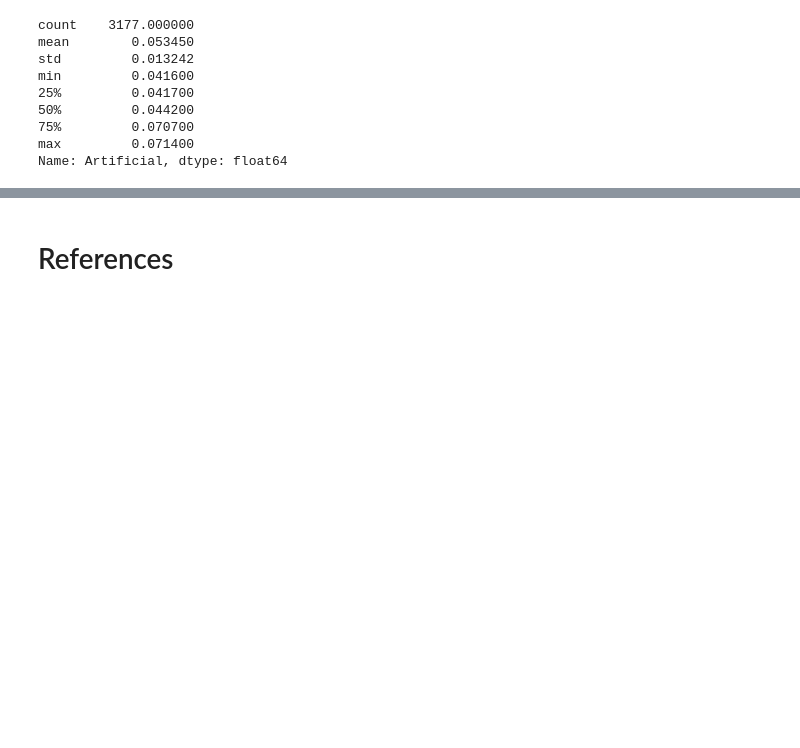
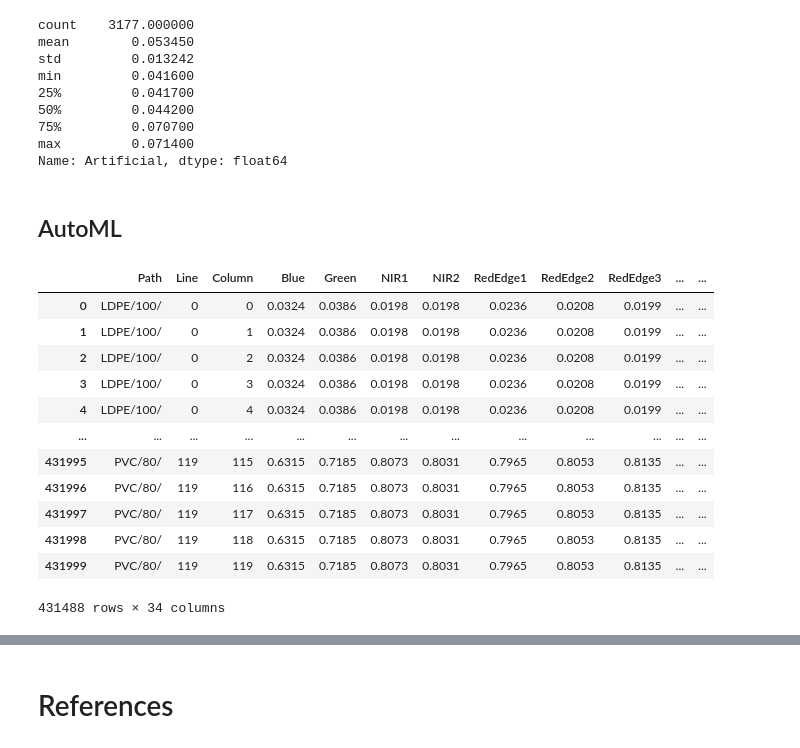
Before and after one commit to ufrgs-rescue/plastic_map, a Jupyter notebook: main.ipynb, the cells around one changed output, grey strips where cells are left out. Cells and saved outputs as stored; diff of their text form; code cells hidden in the pictures; blank space fills up the shorter version.

```diff
--- a/main.ipynb
+++ b/main.ipynb
@@ -6731,3 +6718,21 @@ traces = [
          ]
 export_name = path+"ensemble_detailed"
 rsdata_charts.stackedbars_chart(datasets_names, traces, bands, n_bins, labels, labels_group, colors, chart_title, x_title, y_title, height, width, export_name)
+# %% [markdown]
+## AutoML
+# %%
+old_dart
+# %% [output]
+|  | Path | Line | Column | Blue | Green | NIR1 | NIR2 | RedEdge1 | RedEdge2 | RedEdge3 | ... | ... |
+| 0 | LDPE/100/ | 0 | 0 | 0.0324 | 0.0386 | 0.0198 | 0.0198 | 0.0236 | 0.0208 | 0.0199 | ... | ... |
+| 1 | LDPE/100/ | 0 | 1 | 0.0324 | 0.0386 | 0.0198 | 0.0198 | 0.0236 | 0.0208 | 0.0199 | ... | ... |
+| 2 | LDPE/100/ | 0 | 2 | 0.0324 | 0.0386 | 0.0198 | 0.0198 | 0.0236 | 0.0208 | 0.0199 | ... | ... |
+| 3 | LDPE/100/ | 0 | 3 | 0.0324 | 0.0386 | 0.0198 | 0.0198 | 0.0236 | 0.0208 | 0.0199 | ... | ... |
+| 4 | LDPE/100/ | 0 | 4 | 0.0324 | 0.0386 | 0.0198 | 0.0198 | 0.0236 | 0.0208 | 0.0199 | ... | ... |
+| ... | ... | ... | ... | ... | ... | ... | ... | ... | ... | ... | ... | ... |
+| 431995 | PVC/80/ | 119 | 115 | 0.6315 | 0.7185 | 0.8073 | 0.8031 | 0.7965 | 0.8053 | 0.8135 | ... | ... |
+| 431996 | PVC/80/ | 119 | 116 | 0.6315 | 0.7185 | 0.8073 | 0.8031 | 0.7965 | 0.8053 | 0.8135 | ... | ... |
+| 431997 | PVC/80/ | 119 | 117 | 0.6315 | 0.7185 | 0.8073 | 0.8031 | 0.7965 | 0.8053 | 0.8135 | ... | ... |
+| 431998 | PVC/80/ | 119 | 118 | 0.6315 | 0.7185 | 0.8073 | 0.8031 | 0.7965 | 0.8053 | 0.8135 | ... | ... |
+| 431999 | PVC/80/ | 119 | 119 | 0.6315 | 0.7185 | 0.8073 | 0.8031 | 0.7965 | 0.8053 | 0.8135 | ... | ... |
+431488 rows × 34 columns
```
Also changed, not shown: parts of 21 cells of this notebook, 1 other file.
